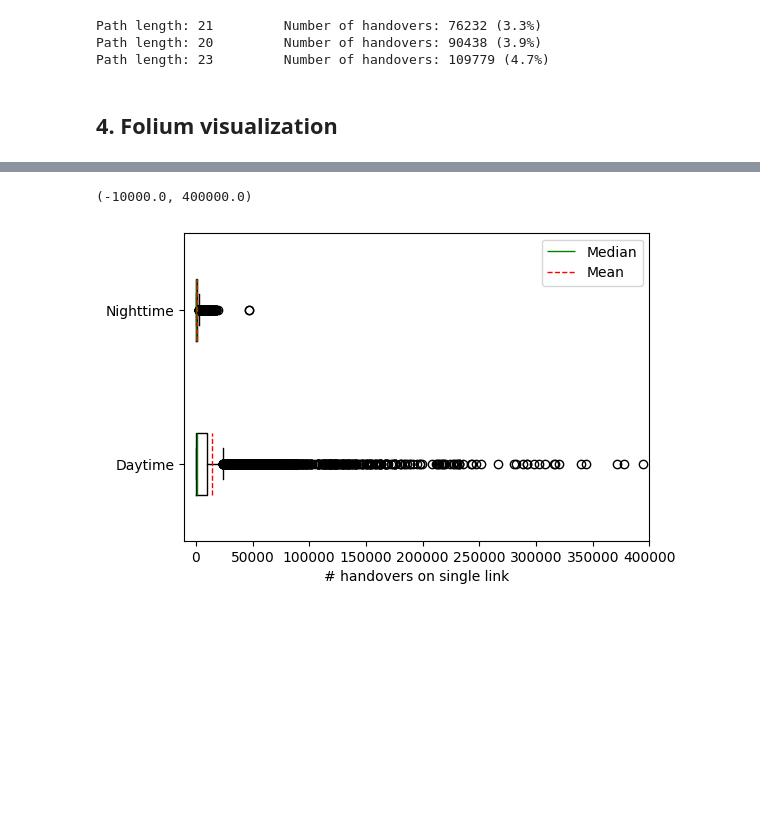
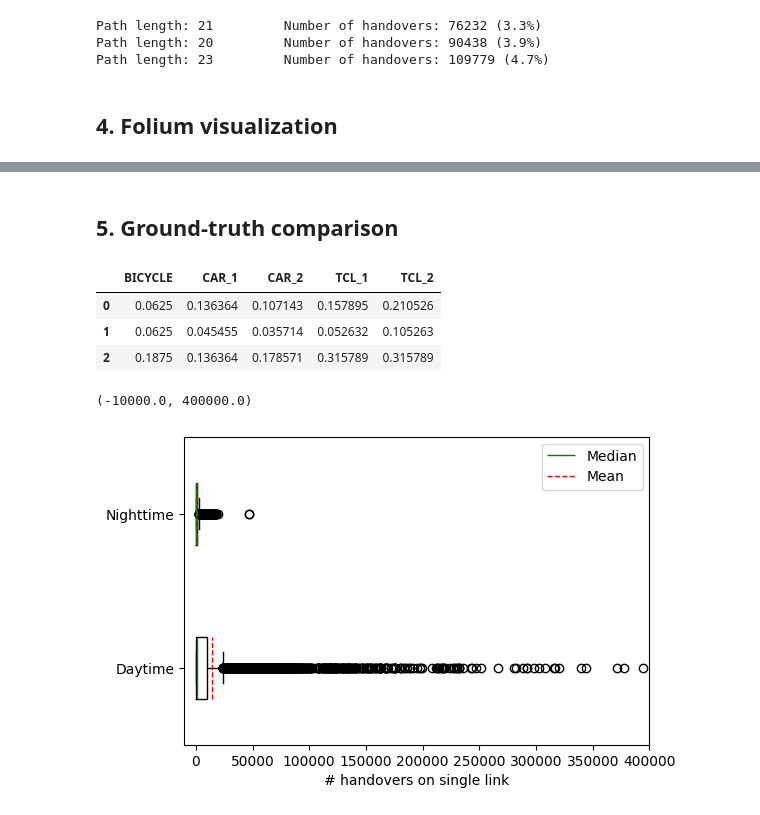
Before and after one commit to eakopyan/Popular-paths, a Jupyter notebook: HOProcess_v2/graph_analysis_day-night.ipynb, the cells around one changed output, grey strips where cells are left out. Drawn from its saved outputs; the diff is of its cells as text; code cells hidden in the pictures; blank space fills up the shorter version.

```diff
--- a/HOProcess_v2/graph_analysis_day-night.ipynb
+++ b/HOProcess_v2/graph_analysis_day-night.ipynb
@@ -526,6 +545,19 @@ Adding Path layer Path 1
 Adding Path layer Path 2
 Closing lyon_shortest_paths_nighttime.html map.
 [interactive output not drawn]
+# %% [markdown]
+## 5. Ground-truth comparison
+# %%
+scores = pd.DataFrame(index=range(NB_PATHS), columns=path_ref.keys())
+for label, p_ref in path_ref.items():
+    for idx in range(NB_PATHS):
+        scores.loc[idx, label] = path_score(p_ref, shortest_paths[idx])
+scores
+# %% [output]
+|  | BICYCLE | CAR_1 | CAR_2 | TCL_1 | TCL_2 |
+| 0 | 0.0625 | 0.136364 | 0.107143 | 0.157895 | 0.210526 |
+| 1 | 0.0625 | 0.045455 | 0.035714 | 0.052632 | 0.105263 |
+| 2 | 0.1875 | 0.136364 | 0.178571 | 0.315789 | 0.315789 |
 # %%
 # Distribution of handovers
 fig,ax = plt.subplots(figsize=(6,4))
```
Also changed, not shown: parts of 12 cells of this notebook, 1 other file.
